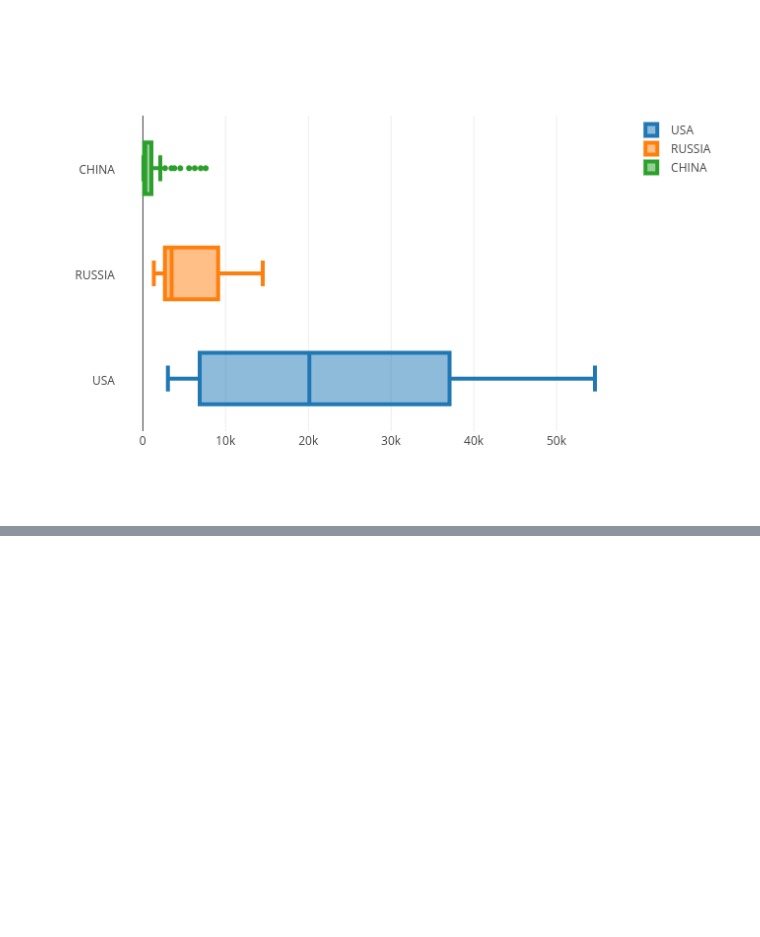
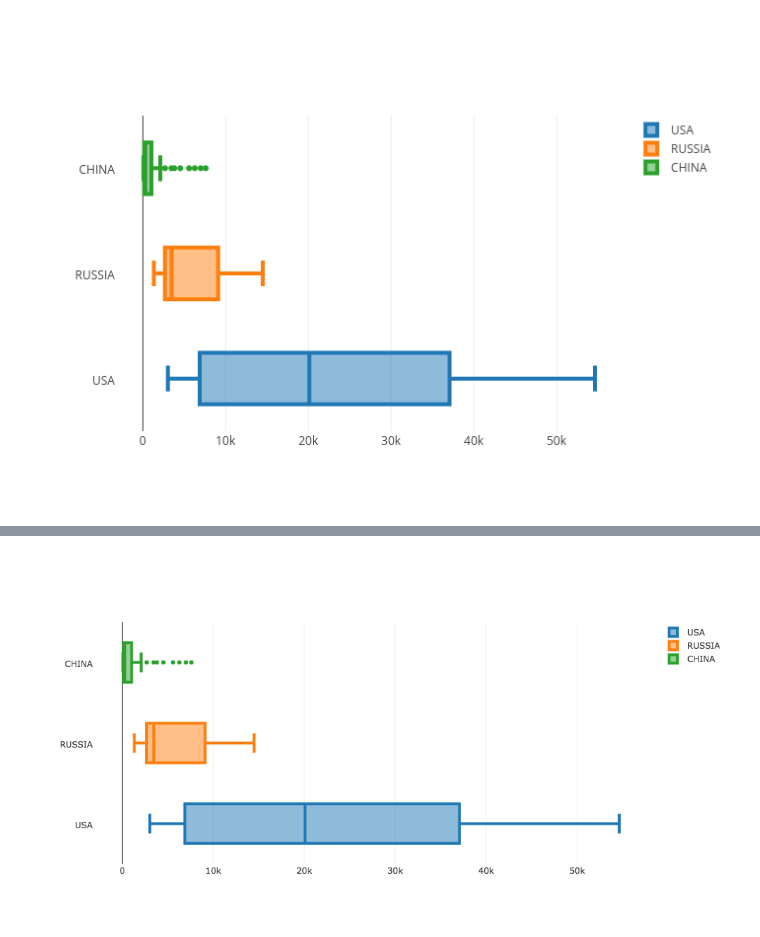
Before and after one commit to sanjayj/SMUMSDS2016, a Jupyter notebook: WDI_Sanjay_Plotly.ipynb, the cells around one changed output, grey strips where cells are left out. Drawn from its saved outputs; the diff is of its cells as text; code cells hidden in the pictures; blank space fills up the shorter version.

```diff
--- a/WDI_Sanjay_Plotly.ipynb
+++ b/WDI_Sanjay_Plotly.ipynb
@@ -117,0 +119,5 @@ url
+# %%
+from IPython.display import Image
+Image(filename="images/WDI-GDP-Box.png")
+# %% [output]
+[figure, added]
```
Also changed, not shown: parts of 3 cells of this notebook.
